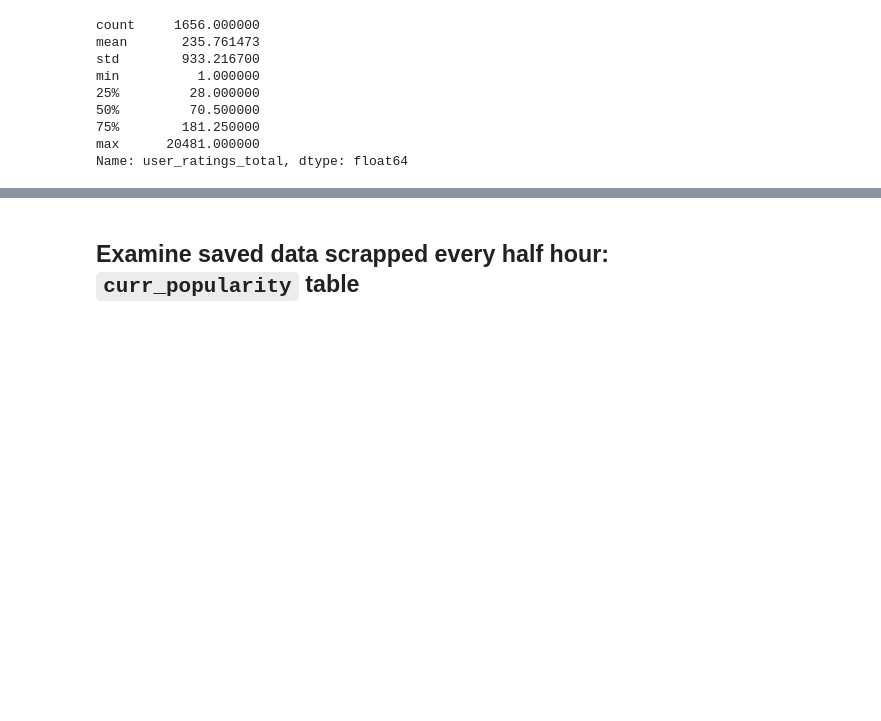
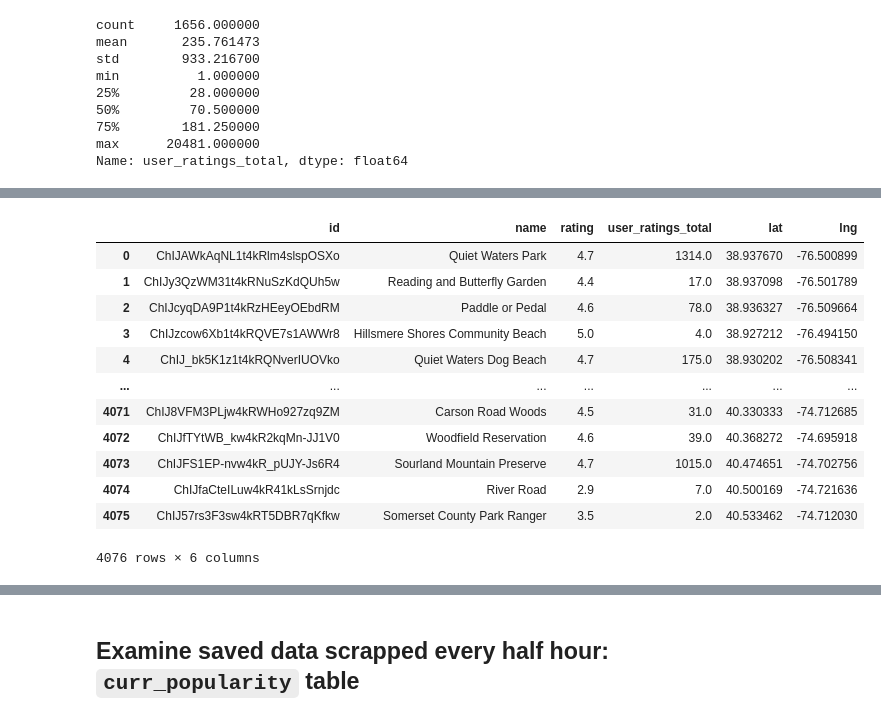
Before and after one commit to qcabel/park-recommendation, a Jupyter notebook: finalize_park_list_for_data_collection.ipynb, the cells around one changed output, grey strips where cells are left out. Cells and saved outputs as stored; diff of their text form; code cells hidden in the pictures; blank space fills up the shorter version.

```diff
--- a/finalize_park_list_for_data_collection.ipynb
+++ b/finalize_park_list_for_data_collection.ipynb
@@ -281,0 +295,19 @@ Name: user_ratings_total, dtype: float64
+# %%
+base_conn = sqlite3.connect('cleaned_pine_grove_cape_may_r2k_places_20210316_120447.db')
+df_clean_distinct = pd.read_sql_query("SELECT id, name, rating, user_ratings_total, lat, lng FROM places", base_conn)
+base_conn.close()
+df_clean_distinct
+# %% [output]
+|  | id | name | rating | user_ratings_total | lat | lng |
+| 0 | ChIJAWkAqNL1t4kRlm4slspOSXo | Quiet Waters Park | 4.7 | 1314.0 | 38.937670 | -76.500899 |
+| 1 | ChIJy3QzWM31t4kRNuSzKdQUh5w | Reading and Butterfly Garden | 4.4 | 17.0 | 38.937098 | -76.501789 |
+| 2 | ChIJcyqDA9P1t4kRzHEeyOEbdRM | Paddle or Pedal | 4.6 | 78.0 | 38.936327 | -76.509664 |
+| 3 | ChIJzcow6Xb1t4kRQVE7s1AWWr8 | Hillsmere Shores Community Beach | 5.0 | 4.0 | 38.927212 | -76.494150 |
+| 4 | ChIJ_bk5K1z1t4kRQNverIUOVko | Quiet Waters Dog Beach | 4.7 | 175.0 | 38.930202 | -76.508341 |
+| ... | ... | ... | ... | ... | ... | ... |
+| 4071 | ChIJ8VFM3PLjw4kRWHo927zq9ZM | Carson Road Woods | 4.5 | 31.0 | 40.330333 | -74.712685 |
+| 4072 | ChIJfTYtWB_kw4kR2kqMn-JJ1V0 | Woodfield Reservation | 4.6 | 39.0 | 40.368272 | -74.695918 |
+| 4073 | ChIJFS1EP-nvw4kR_pUJY-Js6R4 | Sourland Mountain Preserve | 4.7 | 1015.0 | 40.474651 | -74.702756 |
+| 4074 | ChIJfaCteILuw4kR41kLsSrnjdc | River Road | 2.9 | 7.0 | 40.500169 | -74.721636 |
+| 4075 | ChIJ57rs3F3sw4kRT5DBR7qKfkw | Somerset County Park Ranger | 3.5 | 2.0 | 40.533462 | -74.712030 |
+4076 rows × 6 columns
```
Also changed, not shown: parts of 10 cells of this notebook, 2 other files.
